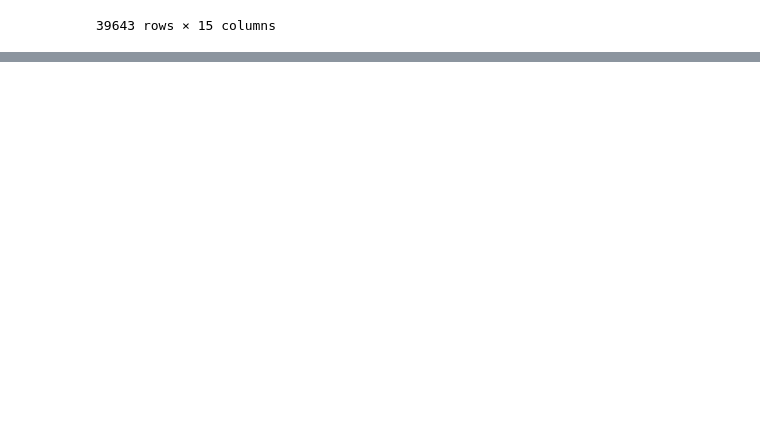
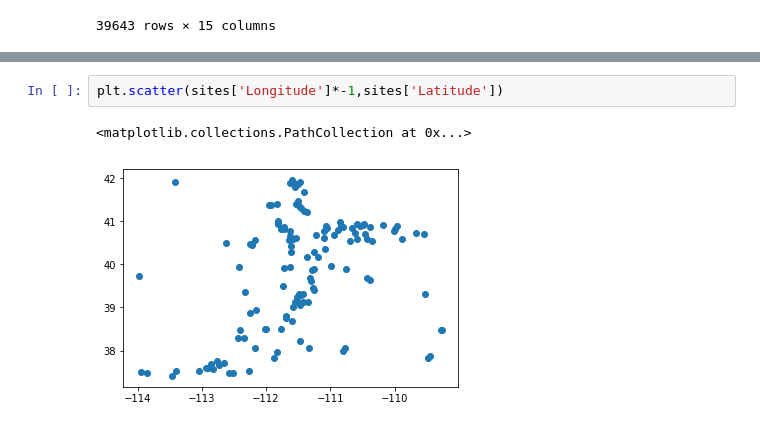
Before and after one commit to TravDraper/DS-Project, a Jupyter notebook: Snotel data project.ipynb, the cells around one changed output, grey strips where cells are left out. Cells and saved outputs as stored; diff of their text form; blank space fills up the shorter version.

```diff
--- a/Snotel data project.ipynb
+++ b/Snotel data project.ipynb
@@ -524,0 +526,5 @@ KeyError: 907
+# %%
+plt.scatter(sites['Longitude']*-1,sites['Latitude'])
+# %% [output]
+<matplotlib.collections.PathCollection at 0x...>
+[figure, added]
```
Also changed, not shown: parts of 7 cells of this notebook.
